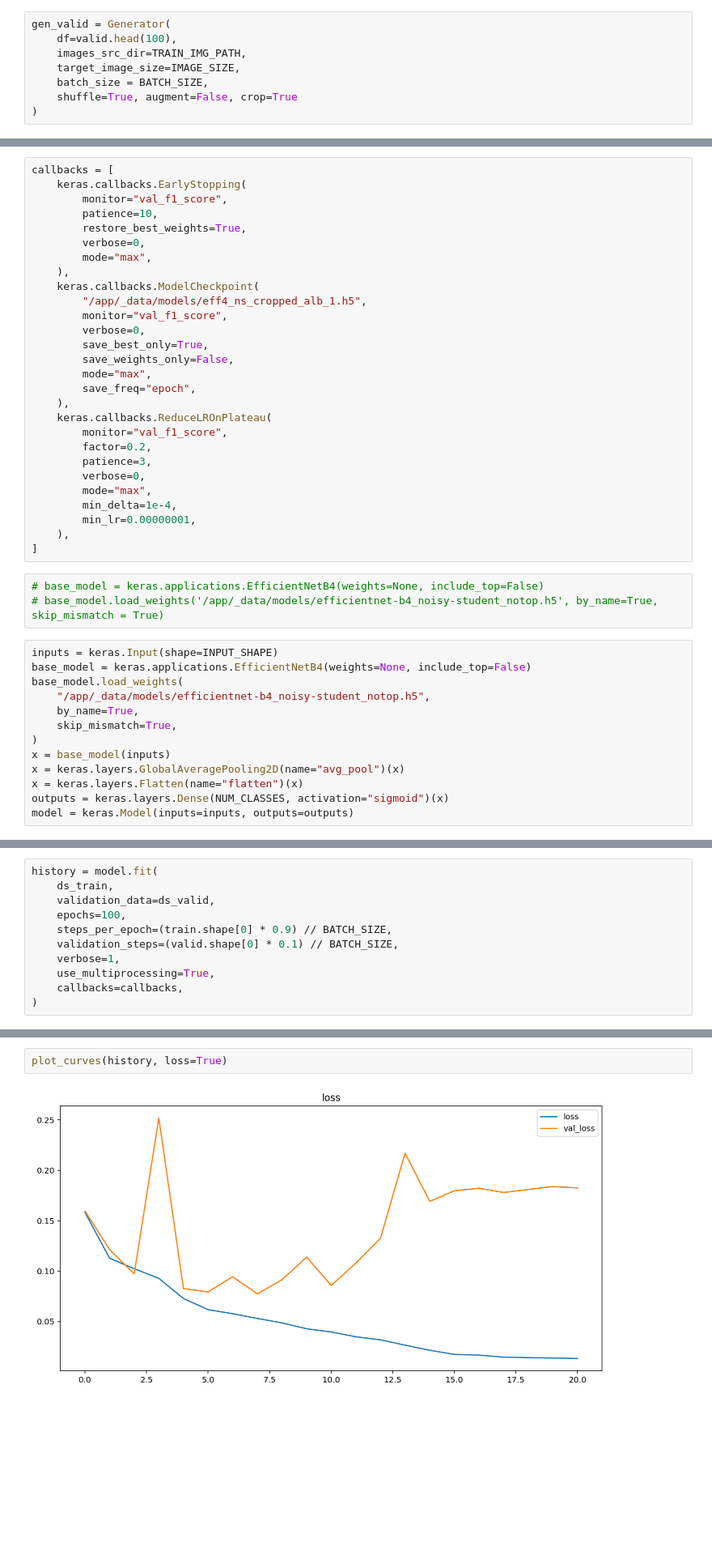
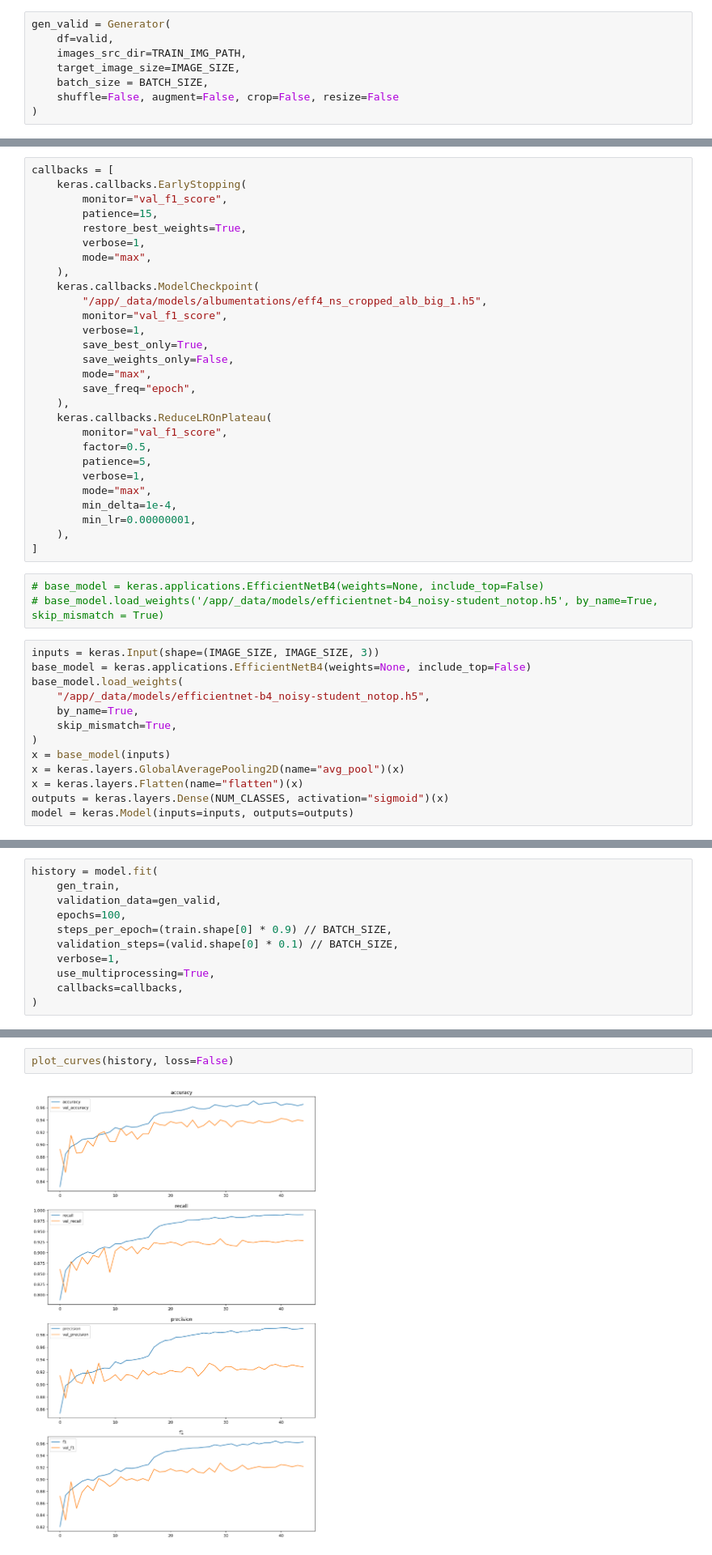
Before and after one commit to ntatanko/kaggle-plant-pathology-v2, a Jupyter notebook: sandbox/eff4_albument_1.ipynb, the cells around one changed output, grey strips where cells are left out. Shown at 81% size. Saved outputs shown, nothing was run; the diff lists cells and outputs as text; blank space fills up the shorter version.

Commit message:
albumentations

```diff
--- a/sandbox/eff4_albument_1.ipynb
+++ b/sandbox/eff4_albument_1.ipynb
@@ -407,9 +689,9 @@ gen_train = Generator(
 )
 # %%
 gen_valid = Generator(
-    df=valid.head(100),
+    df=valid,
     images_src_dir=TRAIN_IMG_PATH,
     target_image_size=IMAGE_SIZE,
     batch_size = BATCH_SIZE,
-    shuffle=True, augment=False, crop=True
+    shuffle=False, augment=False, crop=False, resize=False
 )
@@ -429,15 +713,15 @@ Your GPU will likely run quickly with dtype policy mixed_float16 as it has compu
 callbacks = [
     keras.callbacks.EarlyStopping(
         monitor="val_f1_score",
-        patience=10,
+        patience=15,
         restore_best_weights=True,
-        verbose=0,
+        verbose=1,
         mode="max",
     ),
     keras.callbacks.ModelCheckpoint(
-        "/app/_data/models/eff4_ns_cropped_alb_1.h5",
+        "/app/_data/models/albumentations/eff4_ns_cropped_alb_big_1.h5",
         monitor="val_f1_score",
-        verbose=0,
+        verbose=1,
         save_best_only=True,
         save_weights_only=False,
         mode="max",
@@ -445,9 +729,9 @@ callbacks = [
     ),
     keras.callbacks.ReduceLROnPlateau(
         monitor="val_f1_score",
-        factor=0.2,
-        patience=3,
-        verbose=0,
+        factor=0.5,
+        patience=5,
+        verbose=1,
         mode="max",
         min_delta=1e-4,
         min_lr=0.00000001,
@@ -457,7 +741,7 @@ callbacks = [
 # base_model = keras.applications.EfficientNetB4(weights=None, include_top=False)
 # base_model.load_weights('/app/_data/models/efficientnet-b4_noisy-student_notop.h5', by_name=True, skip_mismatch = True)
 # %%
-inputs = keras.Input(shape=INPUT_SHAPE)
+inputs = keras.Input(shape=(IMAGE_SIZE, IMAGE_SIZE, 3))
 base_model = keras.applications.EfficientNetB4(weights=None, include_top=False)
 base_model.load_weights(
     "/app/_data/models/efficientnet-b4_noisy-student_notop.h5",
@@ -482,8 +766,8 @@ model.compile(
 )
 # %%
 history = model.fit(
-    ds_train,
-    validation_data=ds_valid,
+    gen_train,
+    validation_data=gen_valid,
     epochs=100,
     steps_per_epoch=(train.shape[0] * 0.9) // BATCH_SIZE,
     validation_steps=(valid.shape[0] * 0.1) // BATCH_SIZE,
@@ -546,7 +819,7 @@ def plot_curves(model, loss=False):
         plt.legend()
         plt.show();
 # %%
-plot_curves(history, loss=True)
+plot_curves(history, loss=False)
 # %% [output]
-[figure, old version]
+[figure, new version]
 # %%
```
Also changed, not shown: parts of 37 cells of this notebook, 10 other files.
